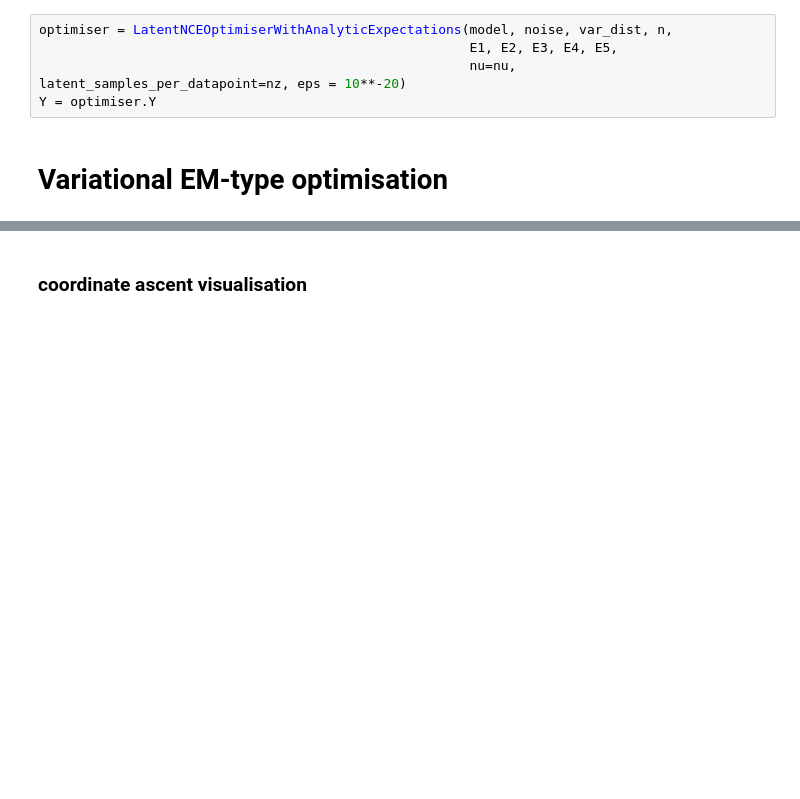
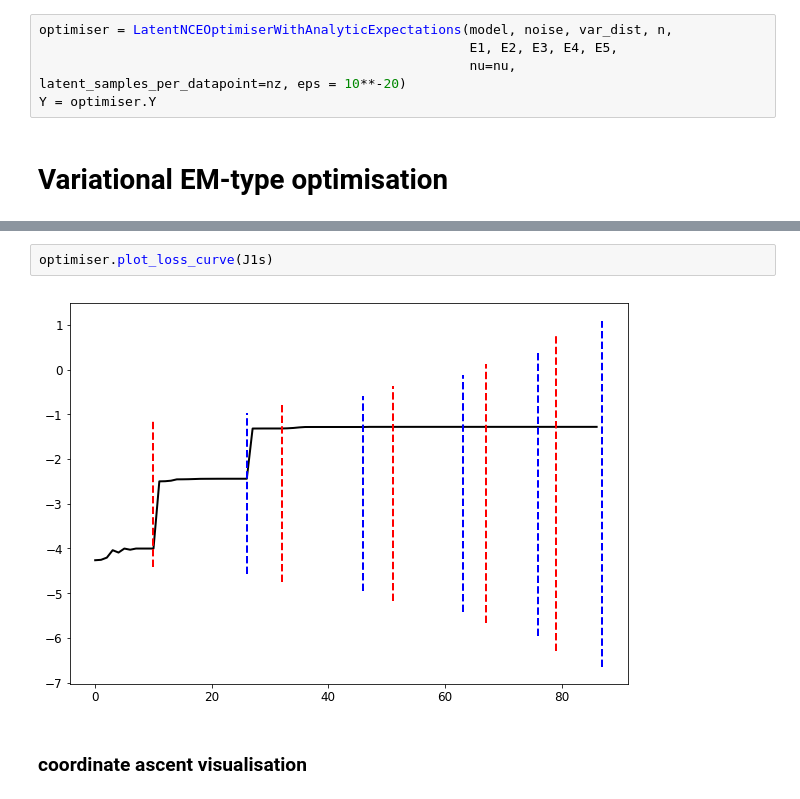
Before and after one commit to benrhodes26/VNCE, a Jupyter notebook: proposal/code/notebooks/2) normalised-mog-variational-em.ipynb, the cells around one changed output, grey strips where cells are left out. Drawn from its saved outputs; the diff is of its cells as text; blank space fills up the shorter version.

```diff
--- a/proposal/code/notebooks/2) normalised-mog-variational-em.ipynb
+++ b/proposal/code/notebooks/2) normalised-mog-variational-em.ipynb
@@ -139,3 +139,7 @@ thetas_per_em, alpha_per_em, J1s, J1_grads = optimiser.fit(X, theta0=2, alpha0=n
+# %%
+optimiser.plot_loss_curve(J1s)
+# %% [output]
+[figure, added]
 # %% [markdown]
 ### coordinate ascent visualisation
 # %%
```
Also changed, not shown: parts of 6 cells of this notebook, 14 other files.
